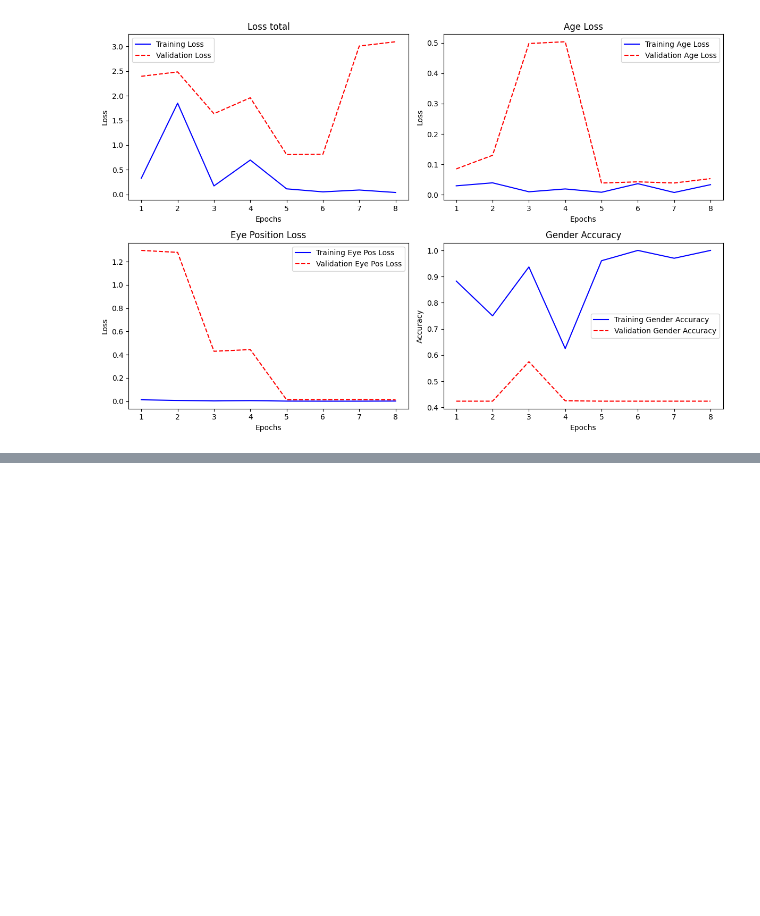
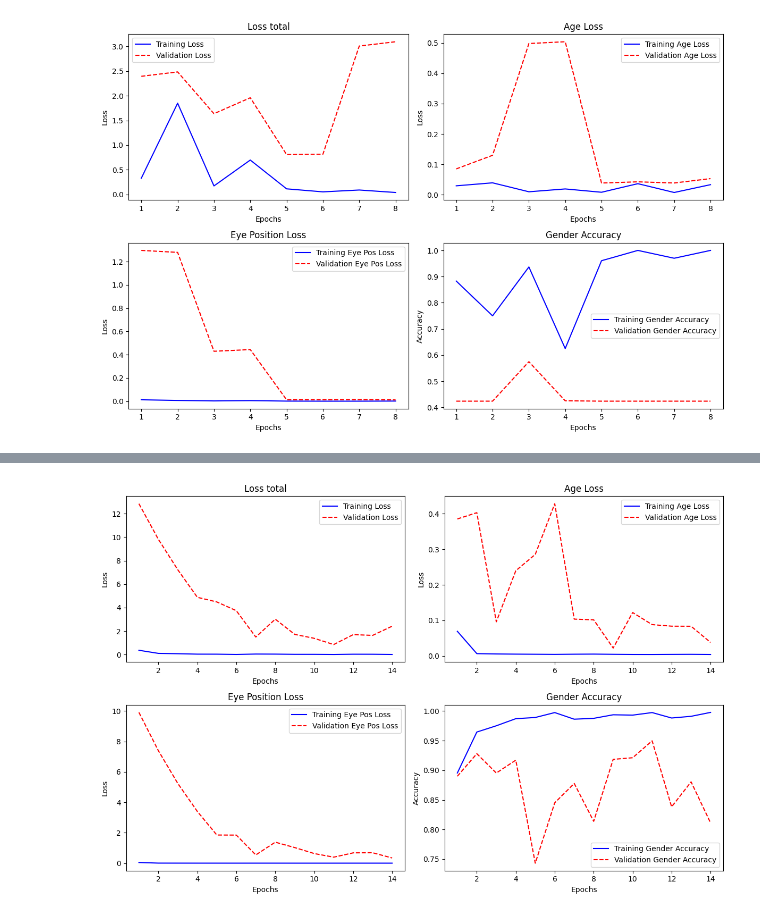
Before and after one commit to Alba251/face_detection, a Jupyter notebook: main.ipynb, the cells around one changed output, grey strips where cells are left out. Cells and saved outputs as stored; diff of their text form; code cells hidden in the pictures; blank space fills up the shorter version.

```diff
--- a/main.ipynb
+++ b/main.ipynb
@@ -632,0 +850,27 @@ plot_training_history(history)
+# %%
+#ENTRENAMOS EL MODELO
+
+####SEMILLLAAAAA
+
+
+callbacks = [
+    tf.keras.callbacks.EarlyStopping(monitor='val_loss', patience=3, restore_best_weights=True),
+    tf.keras.callbacks.ModelCheckpoint('best_model.keras', save_best_only=True)
+]
+
+steps_per_epoch = len(data['im_name']) // BATCH_SIZE
+validation_steps = len(images_val) // BATCH_SIZE
+
+history = model.fit(
+    train_dataset,
+    validation_data=val_dataset,
+    epochs=20,
+    steps_per_epoch=steps_per_epoch,
+    validation_steps=validation_steps,
+    callbacks=callbacks
+)
+
+test_steps = len(images_test) // BATCH_SIZE
+
+results = model.evaluate(test_dataset, steps=test_steps)
+print(results)
@@ -632,0 +895,5 @@ plot_training_history(history)
+# %%
+# Llamar a la función para plotear las métricas
+plot_training_history(history)
+# %% [output]
+[figure, added]
```
Also changed, not shown: parts of 13 cells of this notebook.
